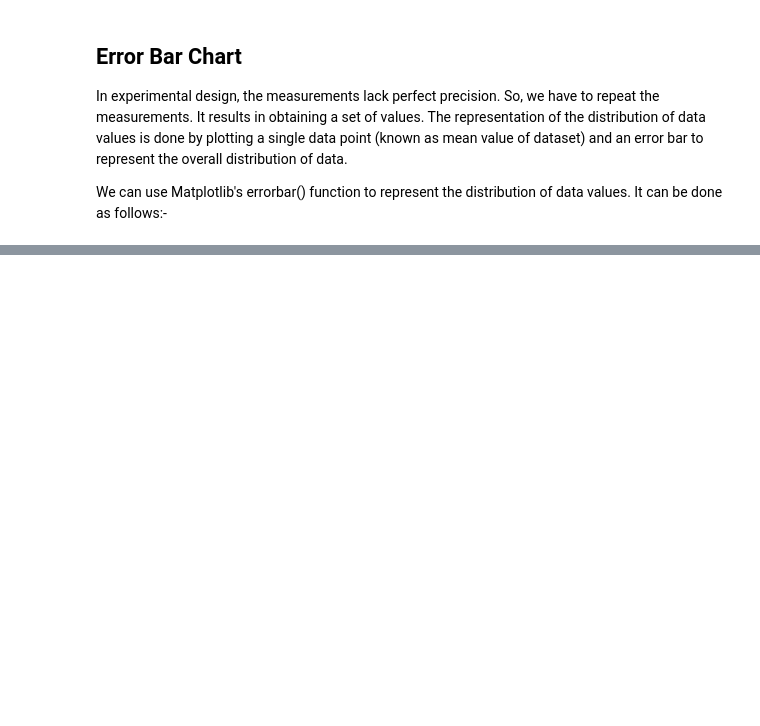
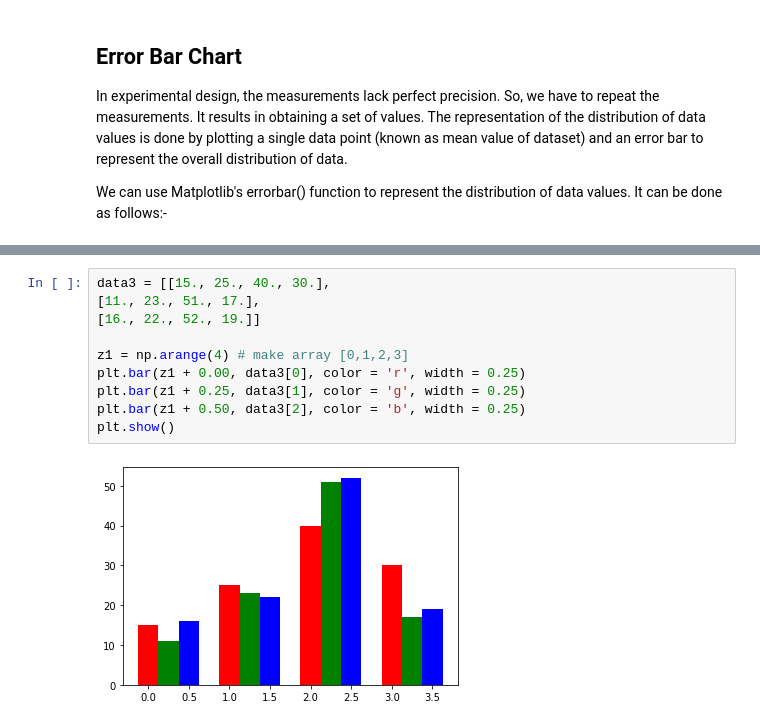
Before and after one commit to Divyat-Agrawal/learning-Data-Science, a Jupyter notebook: Practisce/matplatlib.ipynb, the cells around one changed output, grey strips where cells are left out. Cells and saved outputs as stored; diff of their text form; blank space fills up the shorter version.

```diff
--- a/Practisce/matplatlib.ipynb
+++ b/Practisce/matplatlib.ipynb
@@ -314,0 +323,12 @@ plt.show();
+# %%
+data3 = [[15., 25., 40., 30.],
+[11., 23., 51., 17.],
+[16., 22., 52., 19.]]
+
+z1 = np.arange(4) # make array [0,1,2,3]
+plt.bar(z1 + 0.00, data3[0], color = 'r', width = 0.25)
+plt.bar(z1 + 0.25, data3[1], color = 'g', width = 0.25)
+plt.bar(z1 + 0.50, data3[2], color = 'b', width = 0.25)
+plt.show()
+# %% [output]
+[figure, added]
```
Also changed, not shown: parts of 21 cells of this notebook.
